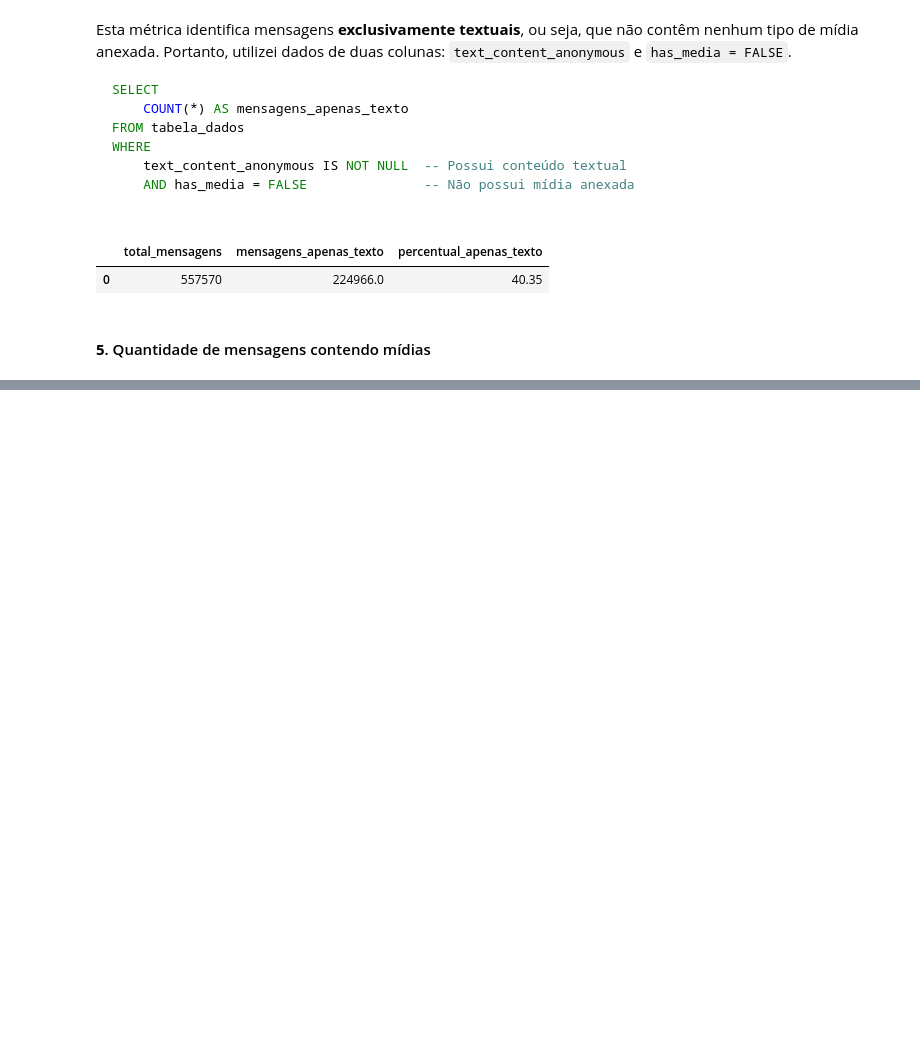
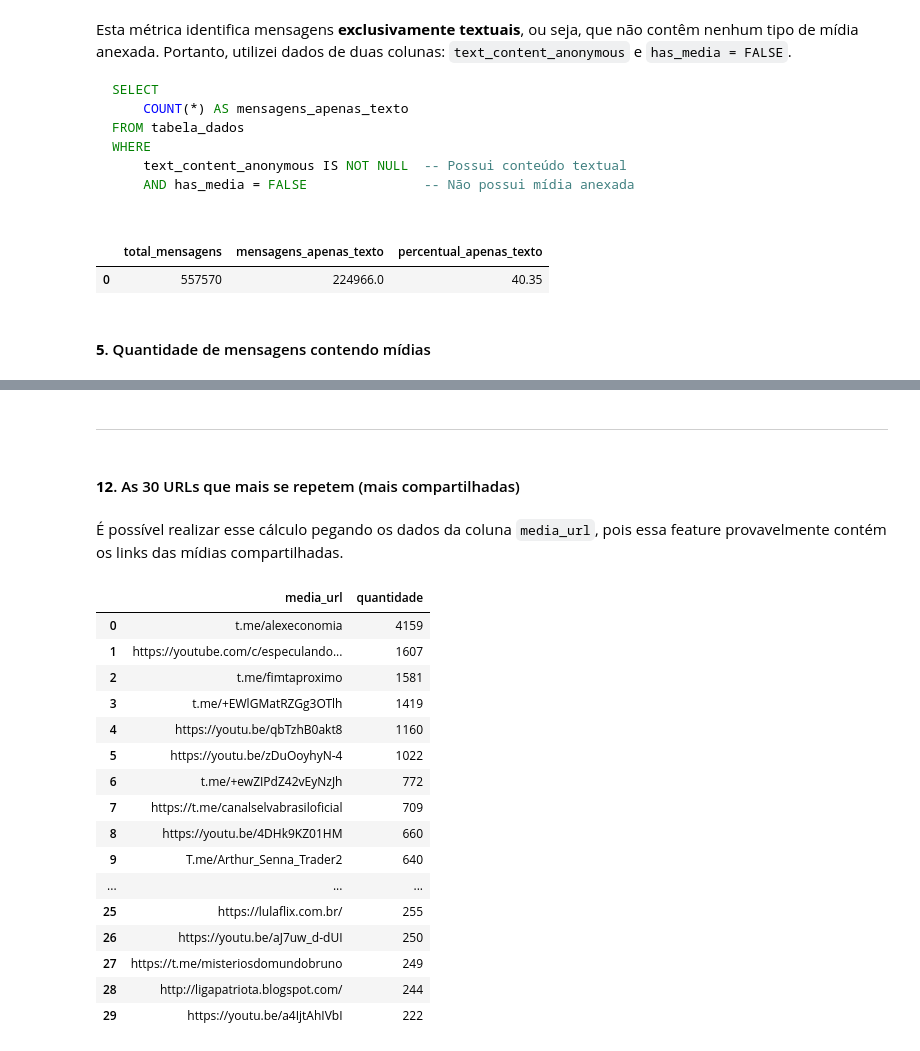
Before and after one commit to EstherMart/Data-Mining, a Jupyter notebook: Lista02_ExtracaoDeDados/extracao.ipynb, the cells around one changed output, grey strips where cells are left out. Saved outputs shown, nothing was run; the diff lists cells and outputs as text; code cells hidden in the pictures; blank space fills up the shorter version.

```diff
--- a/Lista02_ExtracaoDeDados/extracao.ipynb
+++ b/Lista02_ExtracaoDeDados/extracao.ipynb
@@ -444,0 +493,37 @@ display(qtd_mensagem_texto)
+# %% [markdown]
+---
+# %% [markdown]
+#### **12**. As 30 URLs que mais se repetem (mais compartilhadas)
+# %% [markdown]
+É possível realizar esse cálculo pegando os dados da coluna `media_url`, pois essa feature provavelmente contém os links das mídias compartilhadas.
+# %%
+urls_mais_compartilhadas = conn.execute("""
+    SELECT
+    media_url,
+    COUNT(*) AS quantidade
+    FROM tabela_dados
+    WHERE media_url IS NOT NULL
+    GROUP BY media_url
+    ORDER BY quantidade DESC
+    LIMIT 30
+""").fetchdf()
+
+display(urls_mais_compartilhadas)
+# %% [output]
+|  | media_url | quantidade |
+| 0 | t.me/alexeconomia | 4159 |
+| 1 | https://youtube.com/c/especulando... | 1607 |
+| 2 | t.me/fimtaproximo | 1581 |
+| 3 | t.me/+EWlGMatRZGg3OTlh | 1419 |
+| 4 | https://youtu.be/qbTzhB0akt8 | 1160 |
+| 5 | https://youtu.be/zDuOoyhyN-4 | 1022 |
+| 6 | t.me/+ewZIPdZ42vEyNzJh | 772 |
+| 7 | https://t.me/canalselvabrasiloficial | 709 |
+| 8 | https://youtu.be/4DHk9KZ01HM | 660 |
+| 9 | T.me/Arthur_Senna_Trader2 | 640 |
+| ... | ... | ... |
+| 25 | https://lulaflix.com.br/ | 255 |
+| 26 | https://youtu.be/aJ7uw_d-dUI | 250 |
+| 27 | https://t.me/misteriosdomundobruno | 249 |
+| 28 | http://ligapatriota.blogspot.com/ | 244 |
+| 29 | https://youtu.be/a4IjtAhIVbI | 222 |
```
Also changed, not shown: parts of 44 cells of this notebook.
